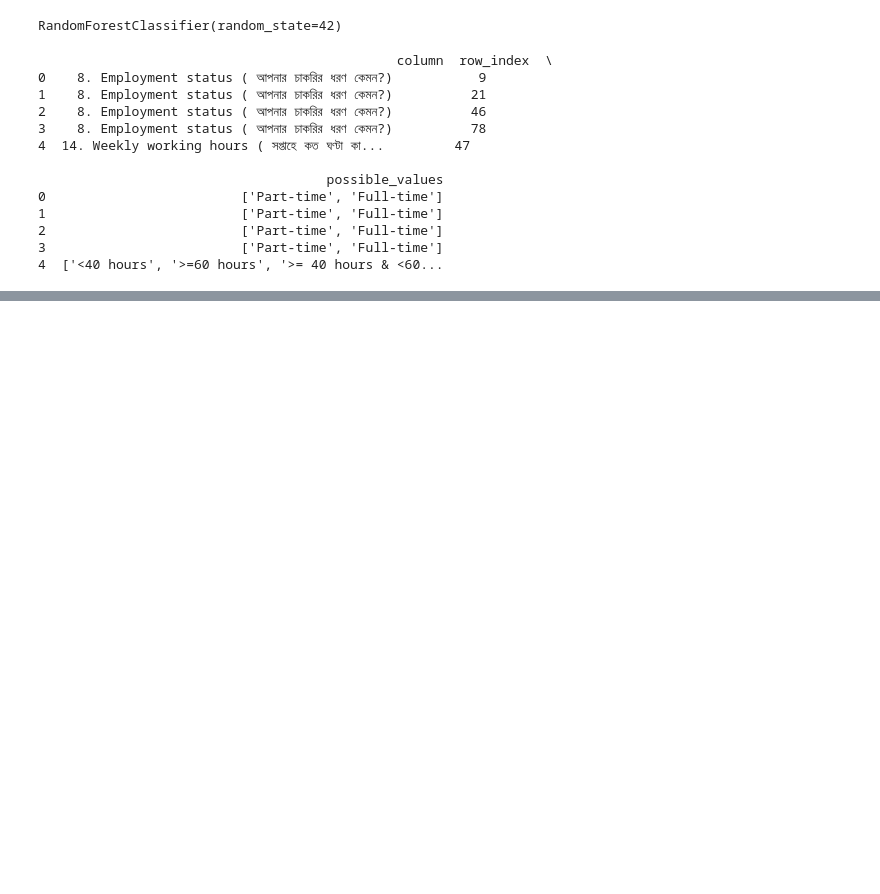
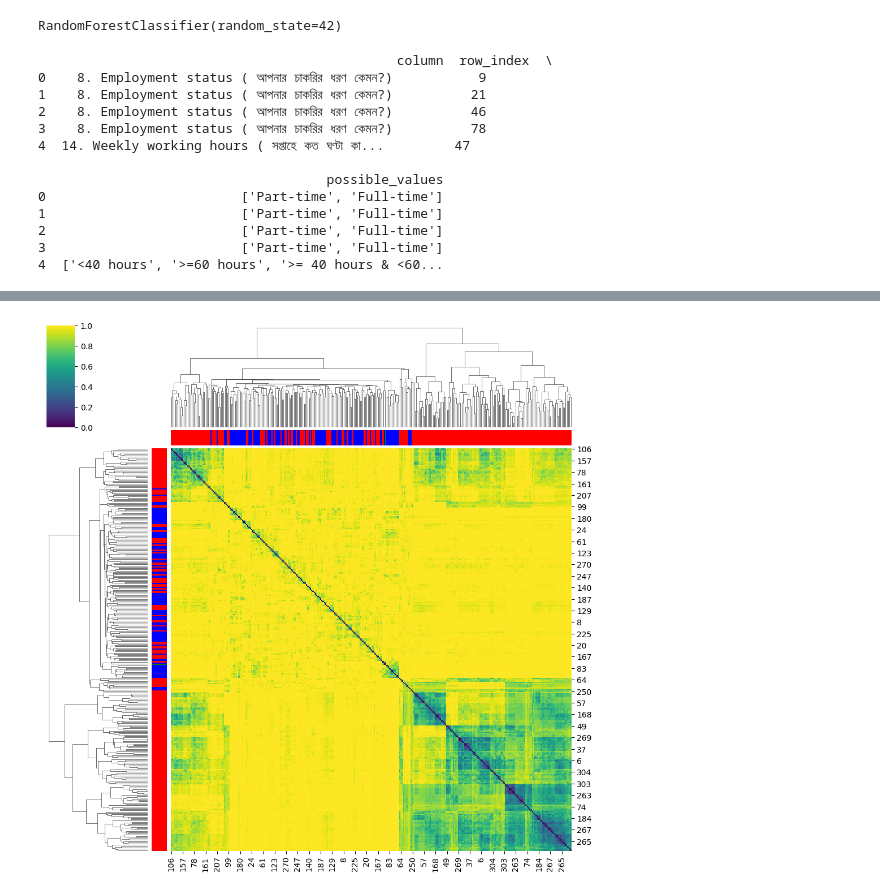
Before and after one commit to gillesstevens03-cloud/Scientific-programming, a Jupyter notebook: Supervised_motorbike_accident.ipynb, the cells around one changed output, grey strips where cells are left out. Saved outputs shown, nothing was run; the diff lists cells and outputs as text; code cells hidden in the pictures; blank space fills up the shorter version.

```diff
--- a/Supervised_motorbike_accident.ipynb
+++ b/Supervised_motorbike_accident.ipynb
@@ -130,0 +150,33 @@ for i in range(50):
+# %%
+# Proximity matrix
+
+def compute_proximity_matrix(model, X):
+
+    # Get the leaf indices for each sample in each tree
+    leaf_indices = model.apply(X)  # shape (n_samples, n_trees)
+
+    n_samples = X.shape[0]
+    n_trees = leaf_indices.shape[1]
+    proximity = np.zeros((n_samples, n_samples))
+
+    # For each tree, count how often samples share the same leaf
+    for t in range(n_trees):
+        leaves = leaf_indices[:, t]
+        for leaf in np.unique(leaves):
+            idx = np.where(leaves == leaf)[0]
+            # Add 1 for all pairs in this leaf
+            for i in idx:
+                proximity[i, idx] += 1
+
+    # Normalize by number of trees
+    proximity = proximity / n_trees
+    return proximity
+
+proximity_matrix = compute_proximity_matrix(model, x_train_encoded_imputed)
+
+colors = {0: 'blue', 1: 'red', 2: 'green'}
+labelcolors = pd.Series(y_train_encoded).map(colors).to_numpy()
+sns.clustermap(1 - proximity_matrix, cmap='viridis', row_colors=labelcolors, col_colors=labelcolors)
+plt.show()
+# %% [output]
+[figure, added]
```
Also changed, not shown: parts of 1 cell of this notebook.
